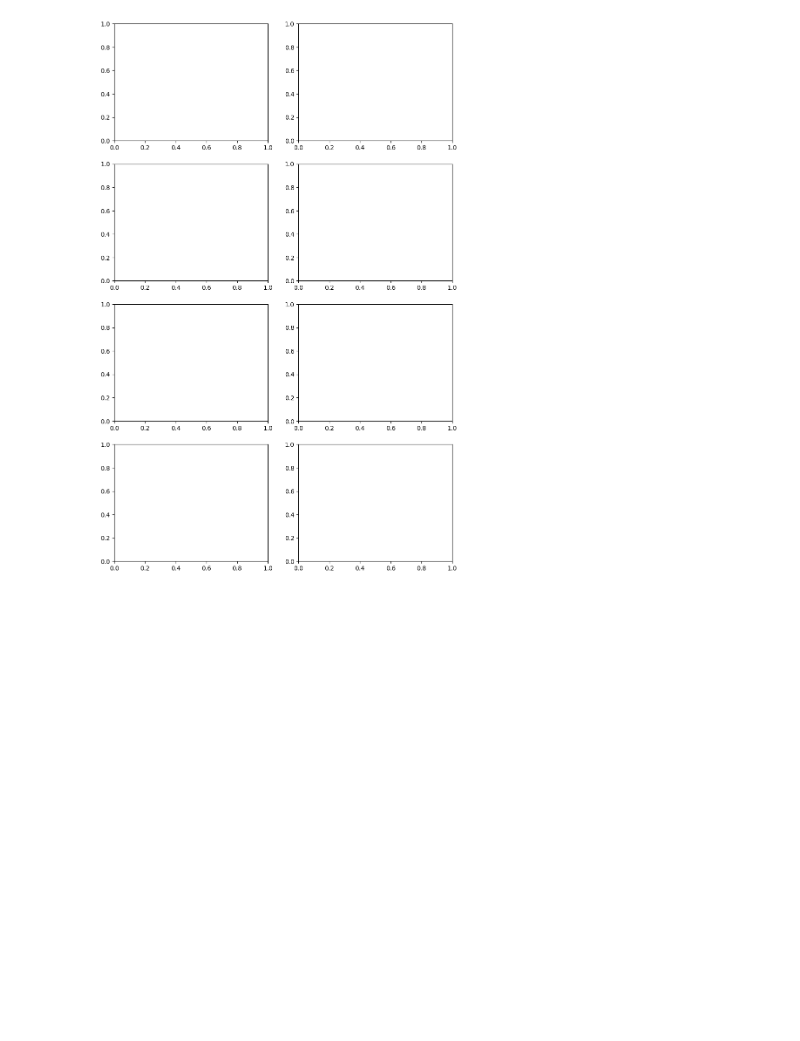
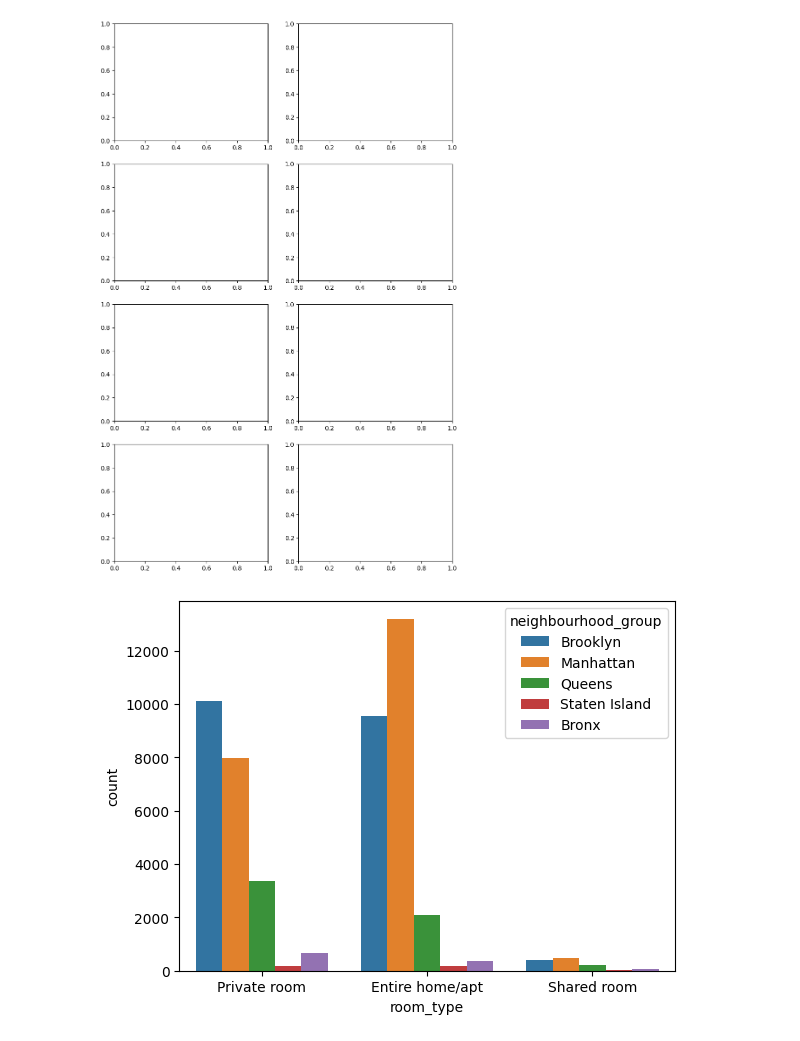
Before and after one commit to LuisCamachoRivero/machine-learning-python-template, a Jupyter notebook: src/explore.ipynb, the cells around one changed output. Cells and saved outputs as stored; diff of their text form; code cells hidden in the pictures; blank space fills up the shorter version.

```diff
--- a/src/explore.ipynb
+++ b/src/explore.ipynb
@@ -132,0 +131,7 @@ KeyError: 'minimun_nights'
+# %%
+# Analisis Categorico - Categerico
+
+sns.countplot(data=df,x='room_type',hue='neighbourhood_group')
+plt.show()
+# %% [output]
+[figure, added]
```
Also changed, not shown: parts of 3 cells of this notebook.
